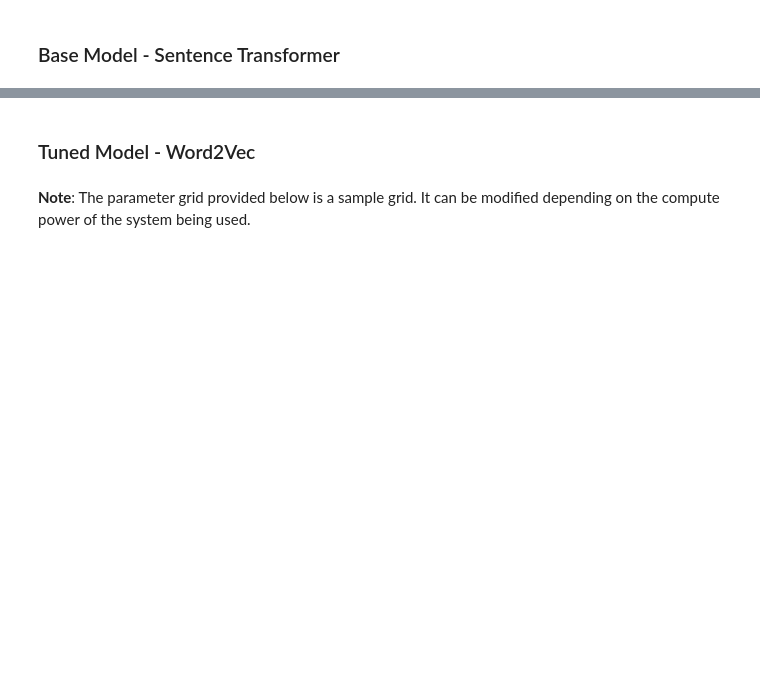
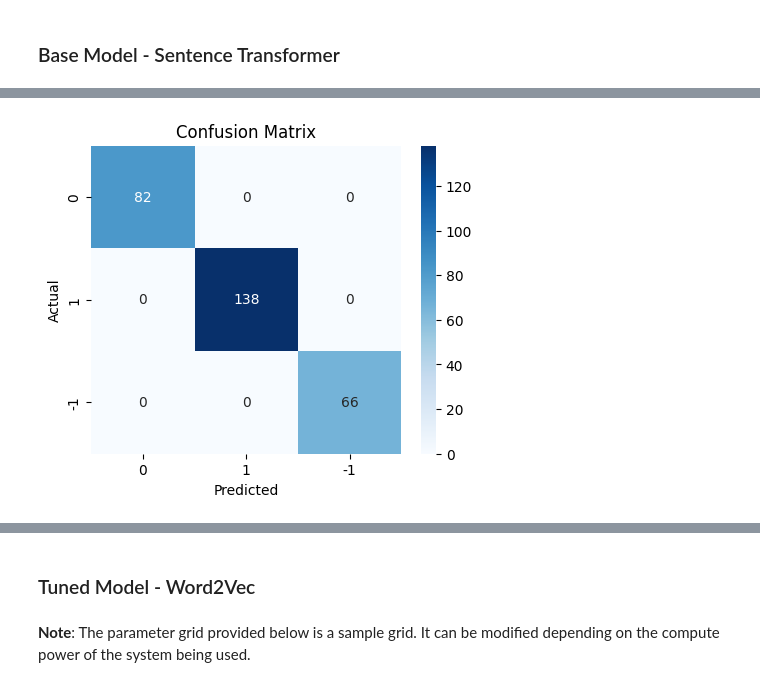
Before and after one commit to braju78/pythonFundamentals, a Jupyter notebook: Week6 Project - Stock market analysis/NLP_Project_Low_Code-2.ipynb, the cells around one changed output, grey strips where cells are left out. Cells and saved outputs as stored; diff of their text form; code cells hidden in the pictures; blank space fills up the shorter version.

```diff
--- a/Week6 Project - Stock market analysis/NLP_Project_Low_Code-2.ipynb
+++ b/Week6 Project - Stock market analysis/NLP_Project_Low_Code-2.ipynb
@@ -558,3 +793,5 @@ base_wv.fit(X_train_st, y_train) #Complete the code to fit the chosen model on t
 # %%
-plot_confusion_matrix(base_wv,X_train_st,y_train) #Complete the code to plot the confusion matrix for the train data
+plot_confusion_matrix(base_st,X_train_st,y_train) #Complete the code to plot the confusion matrix for the train data
+# %% [output]
+[figure, added]
 # %%
```
Also changed, not shown: parts of 86 cells of this notebook.
